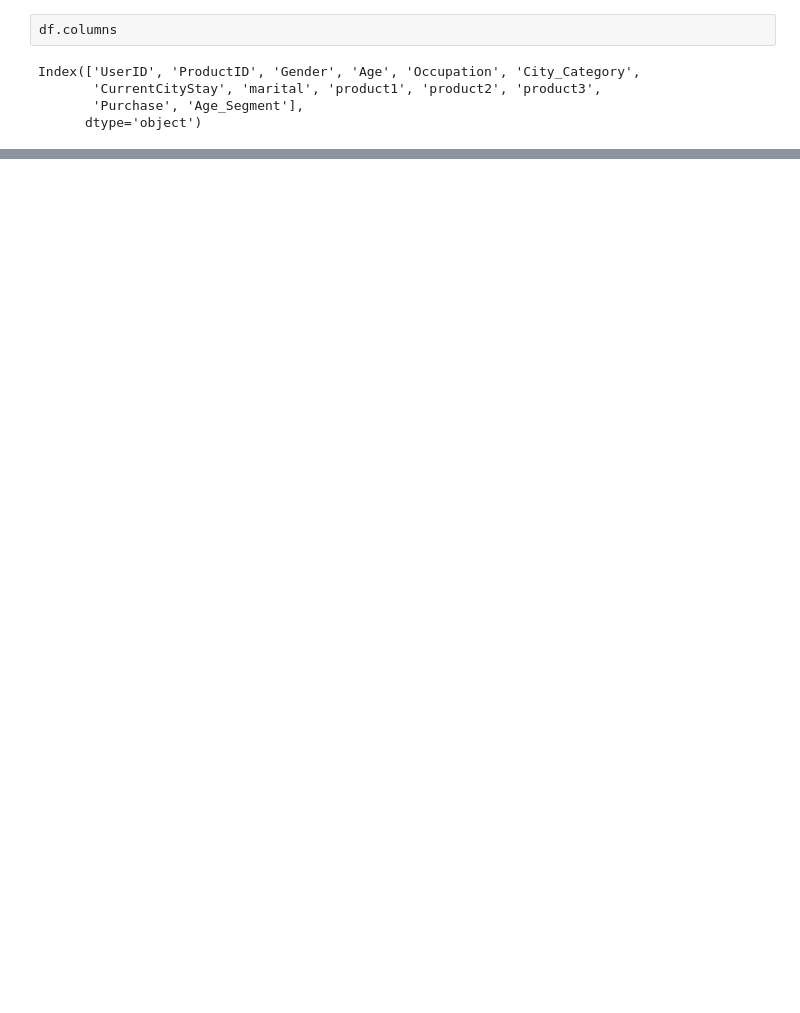
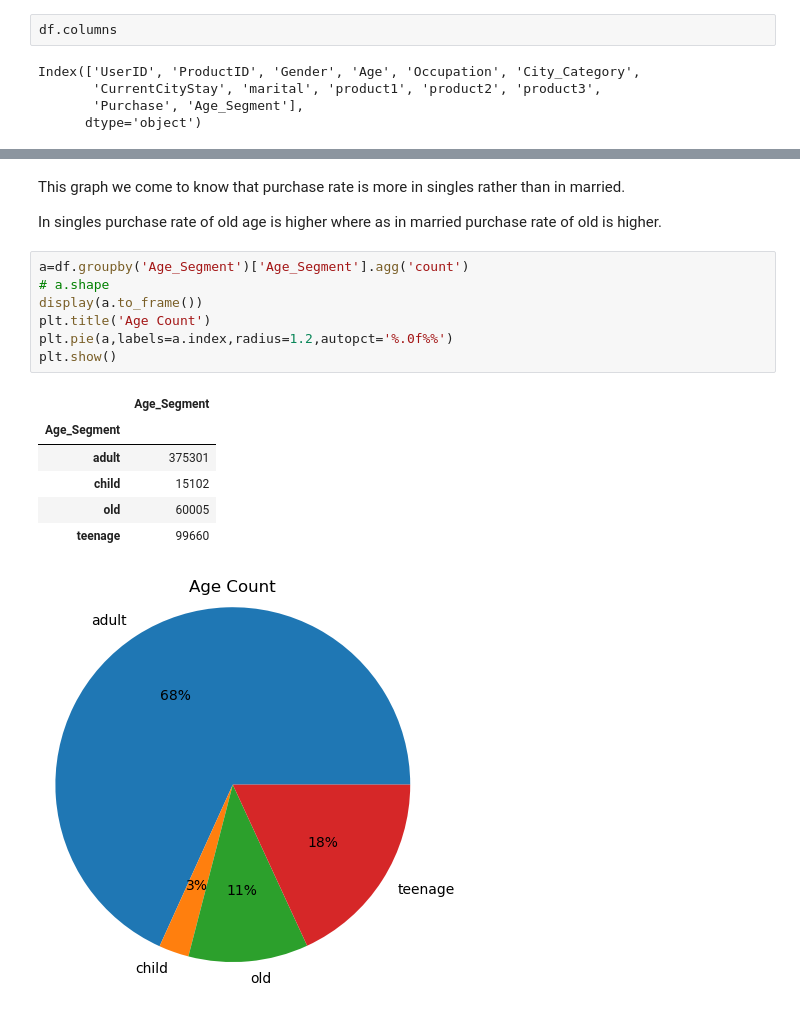
Before and after one commit to saurabh-G1/Friday-Sales-EDA, a Jupyter notebook: Friday-Sales-EDA.ipynb, the cells around one changed output, grey strips where cells are left out. Saved outputs shown, nothing was run; the diff lists cells and outputs as text; blank space fills up the shorter version.

```diff
--- a/Friday-Sales-EDA.ipynb
+++ b/Friday-Sales-EDA.ipynb
@@ -406,0 +417,19 @@ Index(['UserID', 'ProductID', 'Gender', 'Age', 'Occupation', 'City_Category',
+# %% [markdown]
+This graph we come to know that purchase rate is more in singles rather than in married.
+
+In singles purchase rate of old age is higher where as in married purchase rate of old is higher.
+# %%
+a=df.groupby('Age_Segment')['Age_Segment'].agg('count')
+# a.shape
+display(a.to_frame())
+plt.title('Age Count')
+plt.pie(a,labels=a.index,radius=1.2,autopct='%.0f%%')
+plt.show()
+# %% [output]
+|  | Age_Segment |
+| Age_Segment |  |
+| adult | 375301 |
+| child | 15102 |
+| old | 60005 |
+| teenage | 99660 |
+[figure, added]
```
Also changed, not shown: parts of 11 cells of this notebook.
